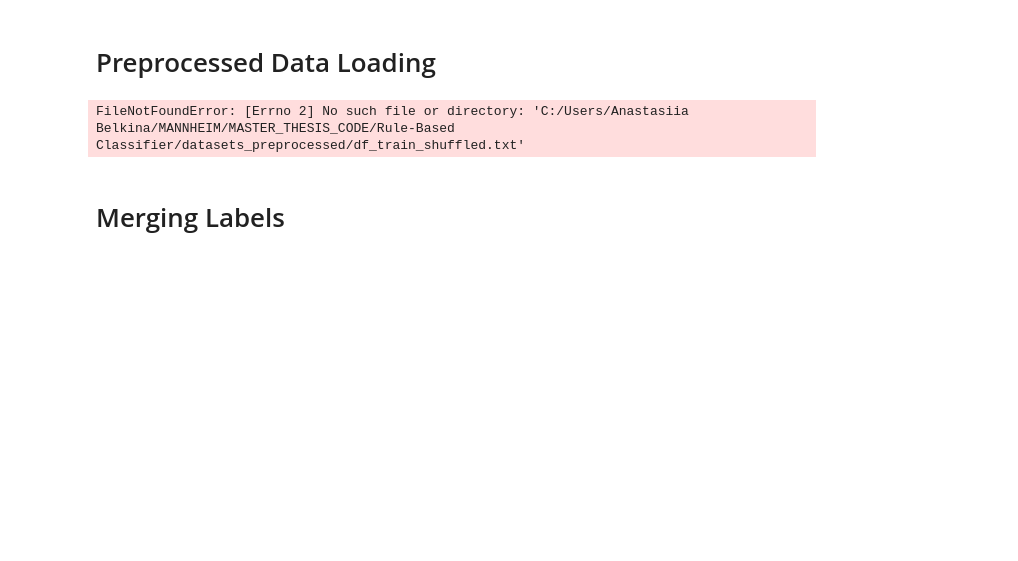
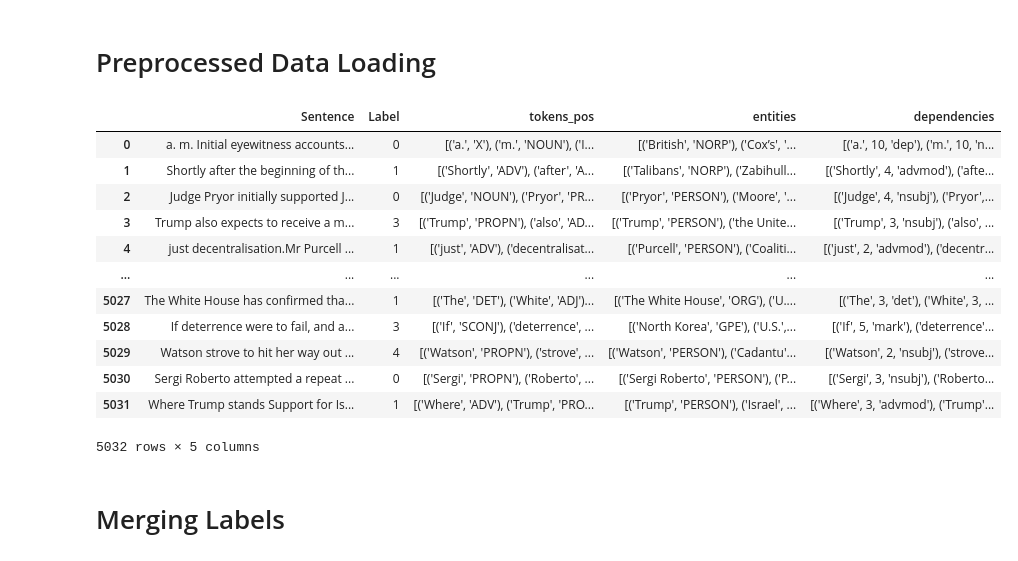
Before and after one commit to anastasia-belkina/Master-Thesis, a Jupyter notebook: Rule-Based Classifier/RB_Classifier_train_valid_verbesserung_restructuriring.ipynb, the cells around one changed output. Drawn from its saved outputs; the diff is of its cells as text; code cells hidden in the pictures; blank space fills up the shorter version.

```diff
--- a/Rule-Based Classifier/RB_Classifier_train_valid_verbesserung_restructuriring.ipynb
+++ b/Rule-Based Classifier/RB_Classifier_train_valid_verbesserung_restructuriring.ipynb
@@ -25,7 +25,8 @@ import openpyxl
 # Preprocessed Data Loading
 # %%
 # Load the data
-column_names = ["Sentence", "Label", "tokens_pos", "entities", "senses", "dependencies", "swn_scores", "afinn_score", "subj_scores", "final_sentiment", "negations", "final_sentiment_adj"]
+#column_names = ["Sentence", "Label", "tokens_pos", "entities", "senses", "dependencies", "swn_scores", "afinn_score", "subj_scores", "final_sentiment", "negations", "final_sentiment_adj"]
+column_names = ["Sentence", "Label", "tokens_pos", "entities", "dependencies"]
 
 #df_train_preprocessed = pd.read_csv('C:/Users/Anastasiia Belkina/MANNHEIM/MASTER_THESIS_CODE/Rule-Based Classifier/df_train_shuffled.txt', sep='\t', names=column_names)
 #df_valid_preprocessed = pd.read_csv('C:/Users/Anastasiia Belkina/MANNHEIM/MASTER_THESIS_CODE/Rule-Based Classifier/df_valid_shuffled.txt', sep='\t', names=column_names)
@@ -38,14 +39,31 @@ df_train_preprocessed['Sentence'] = df_train_preprocessed['Sentence'].str.strip(
 df_valid_preprocessed['Sentence'] = df_valid_preprocessed['Sentence'].str.strip()
 
 # Delete columns "subj_scores", "final_sentiment", "negations", "final_sentiment_adj"
-df_train_ready = df_train_preprocessed.drop(columns = ["senses", "swn_scores", "afinn_score", "subj_scores", "final_sentiment", "negations", "final_sentiment_adj"])
-df_valid_ready = df_valid_preprocessed.drop(columns = ["senses", "swn_scores", "afinn_score", "subj_scores", "final_sentiment", "negations", "final_sentiment_adj"])
+#df_train_ready = df_train_preprocessed.drop(columns = ["senses", "swn_scores", "afinn_score", "subj_scores", "final_sentiment", "negations", "final_sentiment_adj"])
+#df_valid_ready = df_valid_preprocessed.drop(columns = ["senses", "swn_scores", "afinn_score", "subj_scores", "final_sentiment", "negations", "final_sentiment_adj"])
+
+df_train_ready = df_train_preprocessed
+df_valid_ready = df_valid_preprocessed
 
 # Shuffle the data
 #df_train_ready = df_train_preprocessed.sample(frac=1).reset_index(drop=True)
 #df_valid_ready = df_valid_preprocessed.sample(frac=1).reset_index(drop=True)
-# %% [output]
-FileNotFoundError: [Errno 2] No such file or directory: 'C:/Users/Anastasiia Belkina/MANNHEIM/MASTER_THESIS_CODE/Rule-Based Classifier/datasets_preprocessed/df_train_shuffled.txt'
+# %%
+df_train_ready
+# %% [output]
+|  | Sentence | Label | tokens_pos | entities | dependencies |
+| 0 | a. m. Initial eyewitness accounts... | 0 | [('a.', 'X'), ('m.', 'NOUN'), ('I... | [('British', 'NORP'), ('Cox’s', '... | [('a.', 10, 'dep'), ('m.', 10, 'n... |
+| 1 | Shortly after the beginning of th... | 1 | [('Shortly', 'ADV'), ('after', 'A... | [('Talibans', 'NORP'), ('Zabihull... | [('Shortly', 4, 'advmod'), ('afte... |
+| 2 | Judge Pryor initially supported J... | 0 | [('Judge', 'NOUN'), ('Pryor', 'PR... | [('Pryor', 'PERSON'), ('Moore', '... | [('Judge', 4, 'nsubj'), ('Pryor',... |
+| 3 | Trump also expects to receive a m... | 3 | [('Trump', 'PROPN'), ('also', 'AD... | [('Trump', 'PERSON'), ('the Unite... | [('Trump', 3, 'nsubj'), ('also', ... |
+| 4 | just decentralisation.Mr Purcell ... | 1 | [('just', 'ADV'), ('decentralisat... | [('Purcell', 'PERSON'), ('Coaliti... | [('just', 2, 'advmod'), ('decentr... |
+| ... | ... | ... | ... | ... | ... |
+| 5027 | The White House has confirmed tha... | 1 | [('The', 'DET'), ('White', 'ADJ')... | [('The White House', 'ORG'), ('U.... | [('The', 3, 'det'), ('White', 3, ... |
+| 5028 | If deterrence were to fail, and a... | 3 | [('If', 'SCONJ'), ('deterrence', ... | [('North Korea', 'GPE'), ('U.S.',... | [('If', 5, 'mark'), ('deterrence'... |
+| 5029 | Watson strove to hit her way out ... | 4 | [('Watson', 'PROPN'), ('strove', ... | [('Watson', 'PERSON'), ('Cadantu'... | [('Watson', 2, 'nsubj'), ('strove... |
+| 5030 | Sergi Roberto attempted a repeat ... | 0 | [('Sergi', 'PROPN'), ('Roberto', ... | [('Sergi Roberto', 'PERSON'), ('P... | [('Sergi', 3, 'nsubj'), ('Roberto... |
+| 5031 | Where Trump stands Support for Is... | 1 | [('Where', 'ADV'), ('Trump', 'PRO... | [('Trump', 'PERSON'), ('Israel', ... | [('Where', 3, 'advmod'), ('Trump'... |
+5032 rows × 5 columns
 # %% [markdown]
 # Merging Labels
 # %%
```
Also changed, not shown: parts of 3 cells of this notebook.
